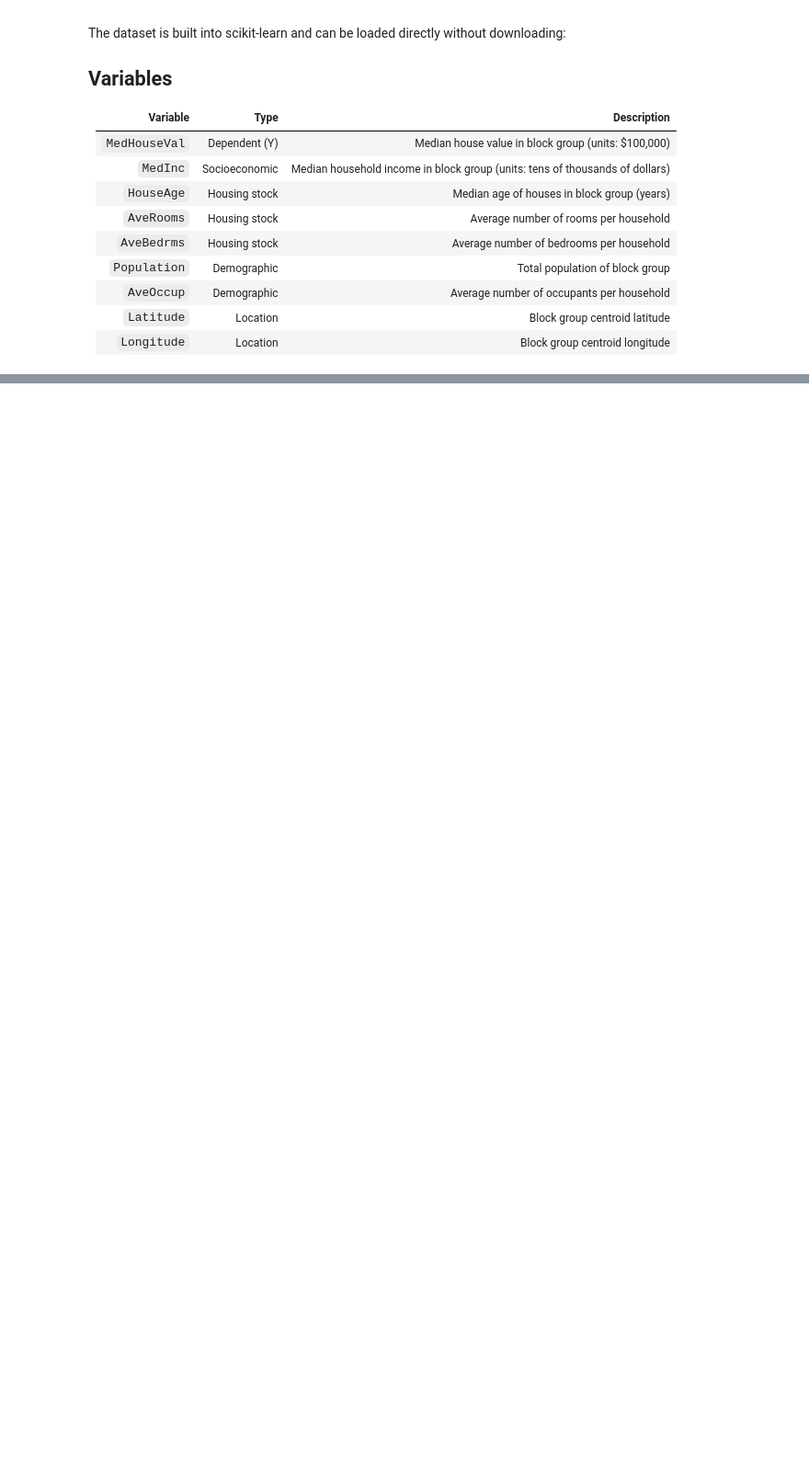
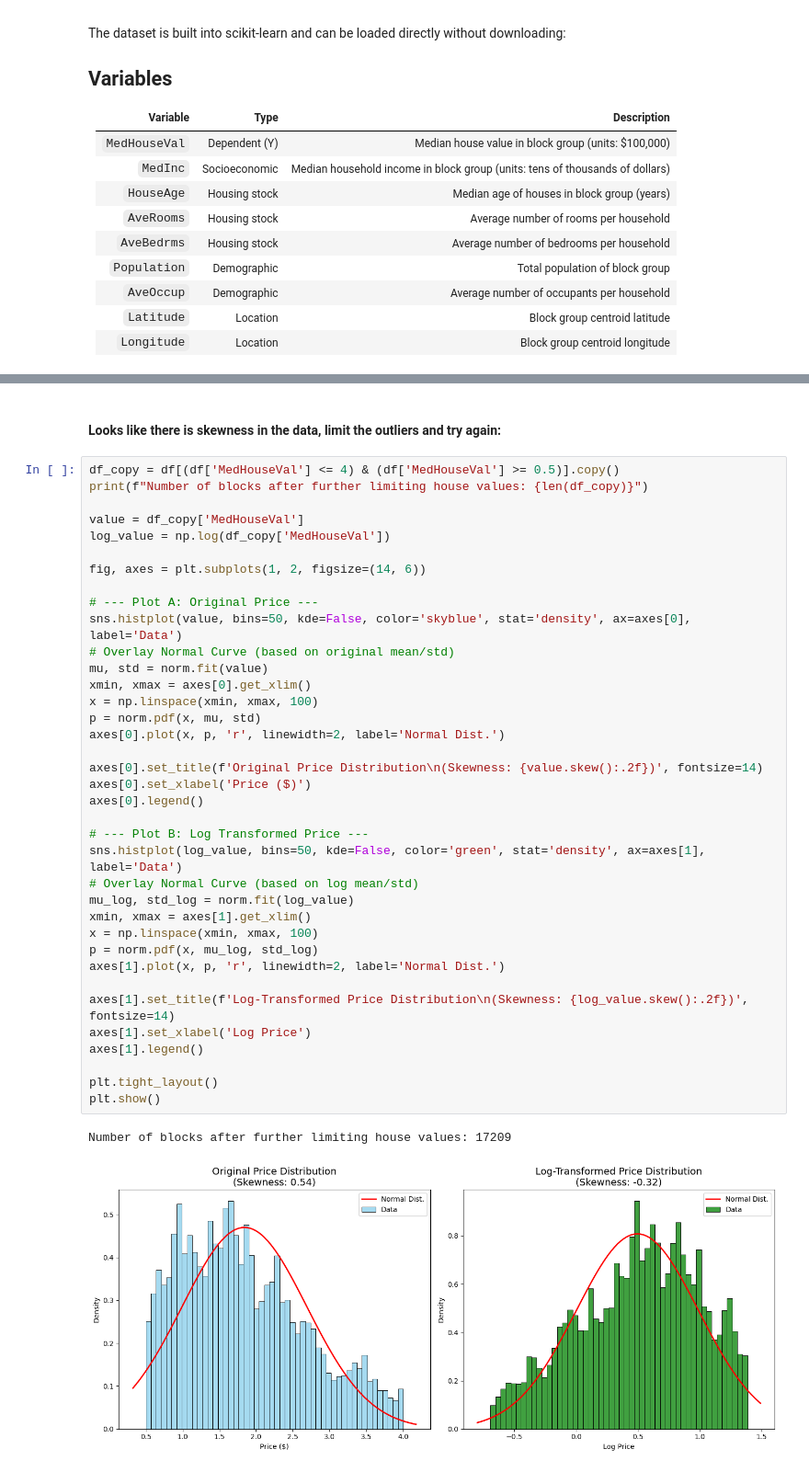
Before and after one commit to qszhao/ATUA2026, a Jupyter notebook: Spatial_Regression/tutorial.ipynb, the cells around one changed output, grey strips where cells are left out. Shown at 92% size. Cells and saved outputs as stored; diff of their text form; blank space fills up the shorter version.

```diff
--- a/Spatial_Regression/tutorial.ipynb
+++ b/Spatial_Regression/tutorial.ipynb
@@ -138,0 +154,42 @@ TypeError: numpy boolean subtract, the `-` operator, is not supported, use the b
+# %% [markdown]
+#### Looks like there is skewness in the data, limit the outliers and try again:
+# %%
+df_copy = df[(df['MedHouseVal'] <= 4) & (df['MedHouseVal'] >= 0.5)].copy()
+print(f"Number of blocks after further limiting house values: {len(df_copy)}")
+
+value = df_copy['MedHouseVal']
+log_value = np.log(df_copy['MedHouseVal'])
+
+fig, axes = plt.subplots(1, 2, figsize=(14, 6))
+
+# --- Plot A: Original Price ---
+sns.histplot(value, bins=50, kde=False, color='skyblue', stat='density', ax=axes[0], label='Data')
+# Overlay Normal Curve (based on original mean/std)
+mu, std = norm.fit(value)
+xmin, xmax = axes[0].get_xlim()
+x = np.linspace(xmin, xmax, 100)
+p = norm.pdf(x, mu, std)
+axes[0].plot(x, p, 'r', linewidth=2, label='Normal Dist.')
+
+axes[0].set_title(f'Original Price Distribution\n(Skewness: {value.skew():.2f})', fontsize=14)
+axes[0].set_xlabel('Price ($)')
+axes[0].legend()
+
+# --- Plot B: Log Transformed Price ---
+sns.histplot(log_value, bins=50, kde=False, color='green', stat='density', ax=axes[1], label='Data')
+# Overlay Normal Curve (based on log mean/std)
+mu_log, std_log = norm.fit(log_value)
+xmin, xmax = axes[1].get_xlim()
+x = np.linspace(xmin, xmax, 100)
+p = norm.pdf(x, mu_log, std_log)
+axes[1].plot(x, p, 'r', linewidth=2, label='Normal Dist.')
+
+axes[1].set_title(f'Log-Transformed Price Distribution\n(Skewness: {log_value.skew():.2f})', fontsize=14)
+axes[1].set_xlabel('Log Price')
+axes[1].legend()
+
+plt.tight_layout()
+plt.show()
+# %% [output]
+Number of blocks after further limiting house values: 17209
+[figure, added]
```
Also changed, not shown: parts of 25 cells of this notebook.
